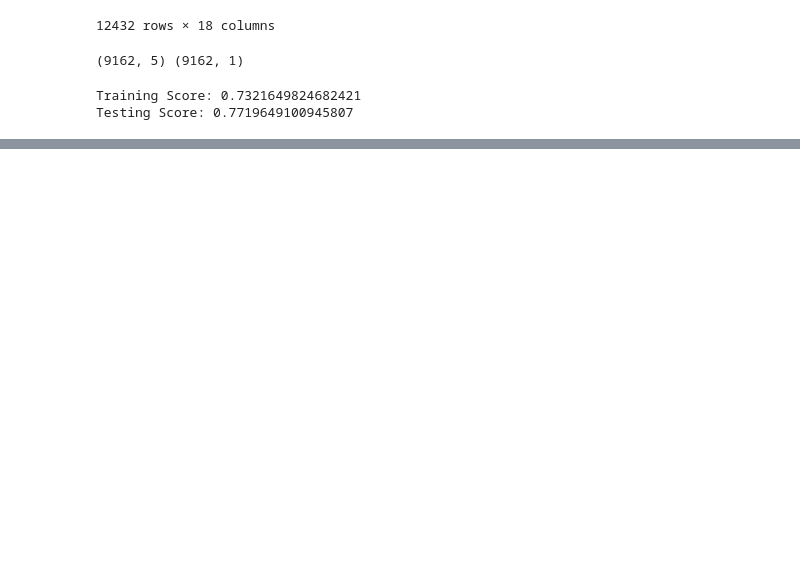
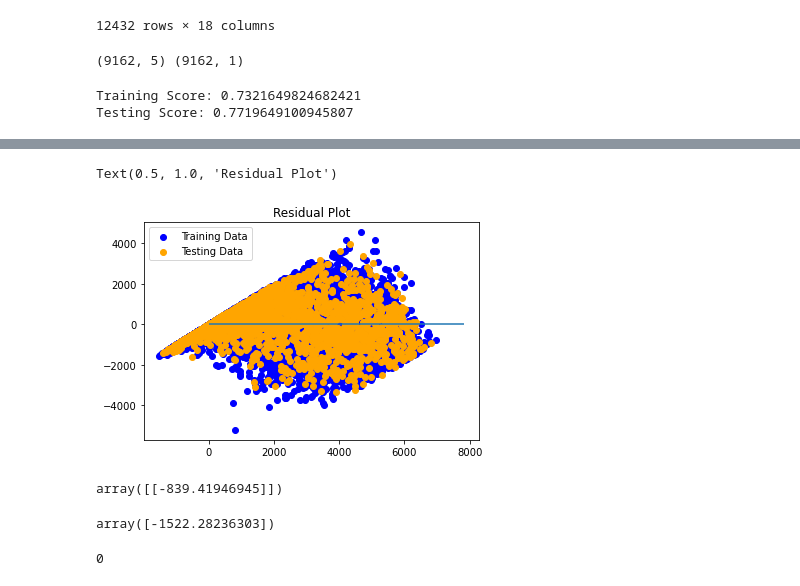
Before and after one commit to Enestvedt/ML_solar_prediction, a Jupyter notebook: notebooks/pe_multi_linear.ipynb, the cells around one changed output, grey strips where cells are left out. Cells and saved outputs as stored; diff of their text form; code cells hidden in the pictures; blank space fills up the shorter version.

Commit message:
tried other datasets and regression models - no luck

```diff
--- a/notebooks/pe_multi_linear.ipynb
+++ b/notebooks/pe_multi_linear.ipynb
@@ -53,6 +54,9 @@ print(f"Testing Score: {testing_score}")
 # %% [output]
 Training Score: 0.7321649824682421
 Testing Score: 0.7719649100945807
+# %%
+with open('pe_trained_linear.pickle', 'wb') as file:
+    pickle.dump(model, file)
 # %%
 %matplotlib inline
 import matplotlib.pyplot as plt
@@ -67,0 +72,26 @@ Text(0.5, 1.0, 'Residual Plot')
+# %%
+with open ('pe_trained_linear.pickle', 'rb') as file:
+    loaded_model = pickle.load(file)
+# %%
+plt.scatter(loaded_model.predict(X_train), loaded_model.predict(X_train) - y_train, c="blue", label="Training Data")
+plt.scatter(loaded_model.predict(X_test), loaded_model.predict(X_test) - y_test, c="orange", label="Testing Data")
+plt.legend()
+plt.hlines(y=0, xmin=y.min(), xmax=y.max())
+plt.title("Residual Plot")
+# %% [output]
+Text(0.5, 1.0, 'Residual Plot')
+[figure, added]
+# %%
+# month": 9, "hour": 3, "ALLSKY_SFC_SW_DWN": 0.0, "T2M": 6.78, "RH2M": 86.44
+p_values = [[9, 6, 32.48, 5.61, 88.38]]
+loaded_model.predict(p_values)
+# %% [output]
+array([[-839.41946945]])
+# %%
+min(loaded_model.predict(X_train))
+# %% [output]
+array([-1522.28236303])
+# %%
+min(df['Energy (Wh)'])
+# %% [output]
+0
```
Also changed, not shown: parts of 2 cells of this notebook, 5 other files.
